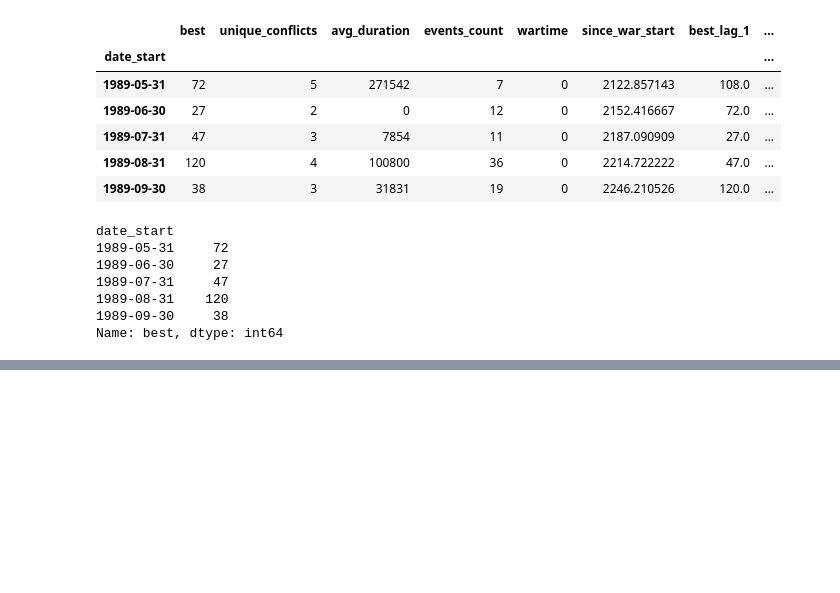
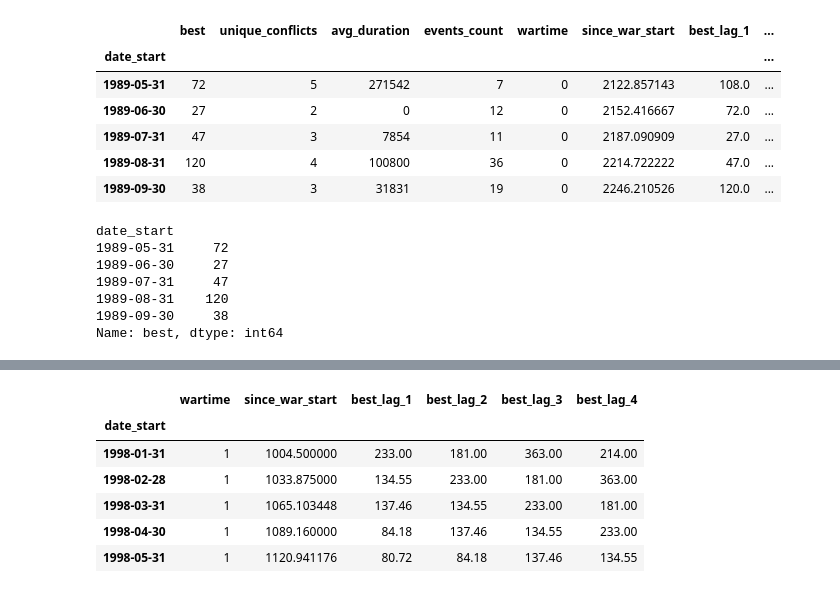
Before and after one commit to kaylanhua/conflicts, a Jupyter notebook: eda/sri_lanka.ipynb, the cells around one changed output, grey strips where cells are left out. Saved outputs shown, nothing was run; the diff lists cells and outputs as text; code cells hidden in the pictures; blank space fills up the shorter version.

```diff
--- a/eda/sri_lanka.ipynb
+++ b/eda/sri_lanka.ipynb
@@ -133,0 +232,10 @@ Mean Squared Error: 2472.8391266666636
+# %%
+X_test.head()
+# %% [output]
+|  | wartime | since_war_start | best_lag_1 | best_lag_2 | best_lag_3 | best_lag_4 |
+| date_start |  |  |  |  |  |  |
+| 1998-01-31 | 1 | 1004.500000 | 233.00 | 181.00 | 363.00 | 214.00 |
+| 1998-02-28 | 1 | 1033.875000 | 134.55 | 233.00 | 181.00 | 363.00 |
+| 1998-03-31 | 1 | 1065.103448 | 137.46 | 134.55 | 233.00 | 181.00 |
+| 1998-04-30 | 1 | 1089.160000 | 84.18 | 137.46 | 134.55 | 233.00 |
+| 1998-05-31 | 1 | 1120.941176 | 80.72 | 84.18 | 137.46 | 134.55 |
```
Also changed, not shown: parts of 11 cells of this notebook, 1 other file.
